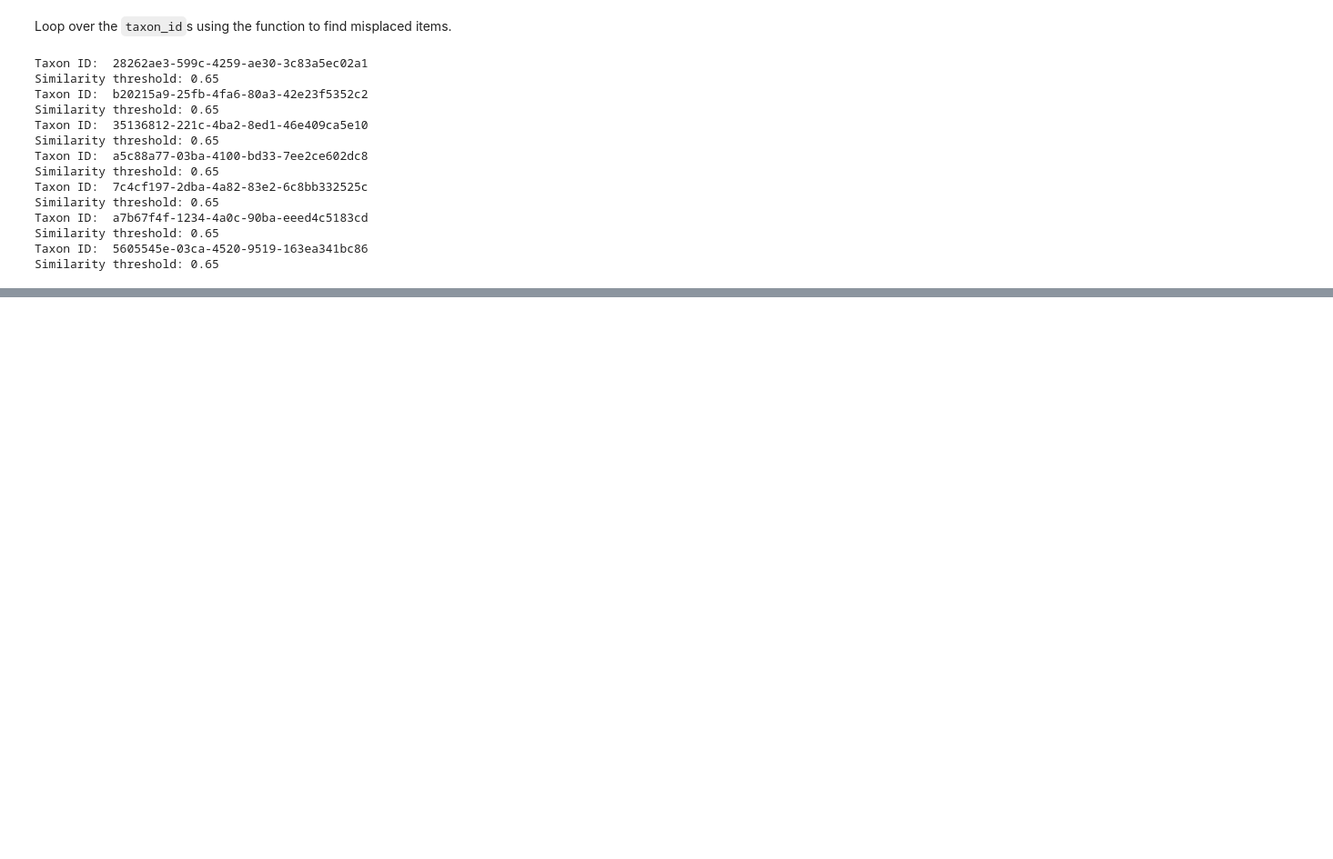
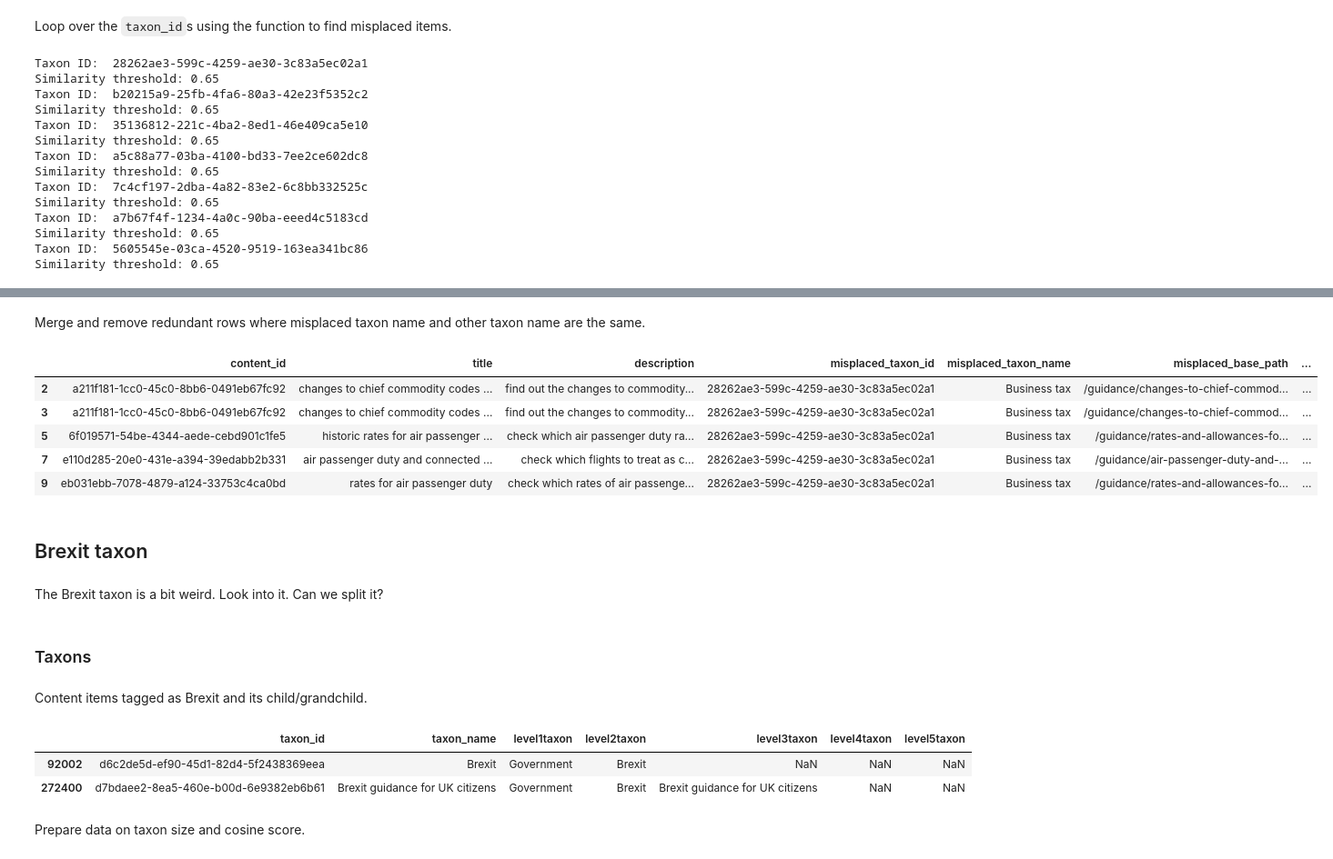
Before and after one commit to alphagov/content-similarity-models, a Jupyter notebook: google-universal-encoder/explore_misplaced_content.ipynb, the cells around one changed output, grey strips where cells are left out. Shown at 91% size. Saved outputs shown, nothing was run; the diff lists cells and outputs as text; code cells hidden in the pictures; blank space fills up the shorter version.

```diff
--- a/google-universal-encoder/explore_money_branch.ipynb
+++ b/google-universal-encoder/explore_misplaced_content.ipynb
@@ -422,10 +409,10 @@ level2_money_taxonid
 # %% [markdown]
 Loop over the `taxon_id`s using the function to find misplaced items.
 # %%
-appended_data = []
+misplaced_items = []
 for x in level2_money_taxonid:
   data = get_misplaced_content(taxon_id = x)
-  appended_data.append(data)
+  misplaced_items.append(data)
 # %% [output]
 Taxon ID:  28262ae3-599c-4259-ae30-3c83a5ec02a1
 Similarity threshold: 0.65
@@ -464,0 +433,3 @@ appended_data
+# %%
+misplaced_items = pd.concat(misplaced_items)
+misplaced_items
@@ -466,0 +460,14 @@ appended_data.to_csv("~/Desktop/money_level2_misplaced.csv")
+# %%
+misplaced_items = misplaced_items.rename(columns={
+    'taxon_name': 'misplaced_taxon_name',
+    'taxon_id': 'misplaced_taxon_id',
+    'base_path': 'misplaced_base_path'
+}
+)
+
+misplaced_items = misplaced_items[[
+    'content_id', 'title', 'description',
+    'misplaced_taxon_id', 'misplaced_taxon_name', 'misplaced_base_path'
+]]
+
+misplaced_items.head()
@@ -466,0 +483,10 @@ appended_data.to_csv("~/Desktop/money_level2_misplaced.csv")
+# %%
+content_id_name = labelled[['content_id', 'taxon_id', 'taxon_name']]
+
+content_id_name = content_id_name.rename(columns = {
+    'taxon_id': 'other_taxon_id',
+    'taxon_name': 'other_taxon_name'
+}
+)
+
+content_id_name.sort_values('content_id').head()
@@ -466,0 +500,17 @@ appended_data.to_csv("~/Desktop/money_level2_misplaced.csv")
+# %% [markdown]
+Merge and remove redundant rows where misplaced taxon name and other taxon name are the same.
+# %%
+misplaced_content_tags = pd.merge(misplaced_items, content_id_name, on = 'content_id', how = 'left')
+
+misplaced_content_tags = misplaced_content_tags[
+    (misplaced_content_tags.misplaced_taxon_name != misplaced_content_tags.other_taxon_name)
+]
+
+misplaced_content_tags.head()
+# %% [output]
+|  | content_id | title | description | misplaced_taxon_id | misplaced_taxon_name | misplaced_base_path | ... |
+| 2 | a211f181-1cc0-45c0-8bb6-0491eb67fc92 | changes to chief commodity codes ... | find out the changes to commodity... | 28262ae3-599c-4259-ae30-3c83a5ec02a1 | Business tax | /guidance/changes-to-chief-commod... | ... |
+| 3 | a211f181-1cc0-45c0-8bb6-0491eb67fc92 | changes to chief commodity codes ... | find out the changes to commodity... | 28262ae3-599c-4259-ae30-3c83a5ec02a1 | Business tax | /guidance/changes-to-chief-commod... | ... |
+| 5 | 6f019571-54be-4344-aede-cebd901c1fe5 | historic rates for air passenger ... | check which air passenger duty ra... | 28262ae3-599c-4259-ae30-3c83a5ec02a1 | Business tax | /guidance/rates-and-allowances-fo... | ... |
+| 7 | e110d285-20e0-431e-a394-39edabb2b331 | air passenger duty and connected ... | check which flights to treat as c... | 28262ae3-599c-4259-ae30-3c83a5ec02a1 | Business tax | /guidance/air-passenger-duty-and-... | ... |
+| 9 | eb031ebb-7078-4879-a124-33753c4ca0bd | rates for air passenger duty | check which rates of air passenge... | 28262ae3-599c-4259-ae30-3c83a5ec02a1 | Business tax | /guidance/rates-and-allowances-fo... | ... |
@@ -466,0 +519,17 @@ appended_data.to_csv("~/Desktop/money_level2_misplaced.csv")
+# %% [markdown]
+## Brexit taxon
+# %% [markdown]
+The Brexit taxon is a bit weird. Look into it. Can we split it?
+# %% [markdown]
+### Taxons
+# %% [markdown]
+Content items tagged as Brexit and its child/grandchild.
+# %%
+brexit_taxons = taxon_id_name[(taxon_id_name.level2taxon == 'Brexit')]
+brexit_taxons
+# %% [output]
+|  | taxon_id | taxon_name | level1taxon | level2taxon | level3taxon | level4taxon | level5taxon |
+| 92002 | d6c2de5d-ef90-45d1-82d4-5f2438369eea | Brexit | Government | Brexit | NaN | NaN | NaN |
+| 272400 | d7bdaee2-8ea5-460e-b00d-6e9382eb6b61 | Brexit guidance for UK citizens | Government | Brexit | Brexit guidance for UK citizens | NaN | NaN |
+# %% [markdown]
+Prepare data on taxon size and cosine score.
```
Also changed, not shown: parts of 50 cells of this notebook.
